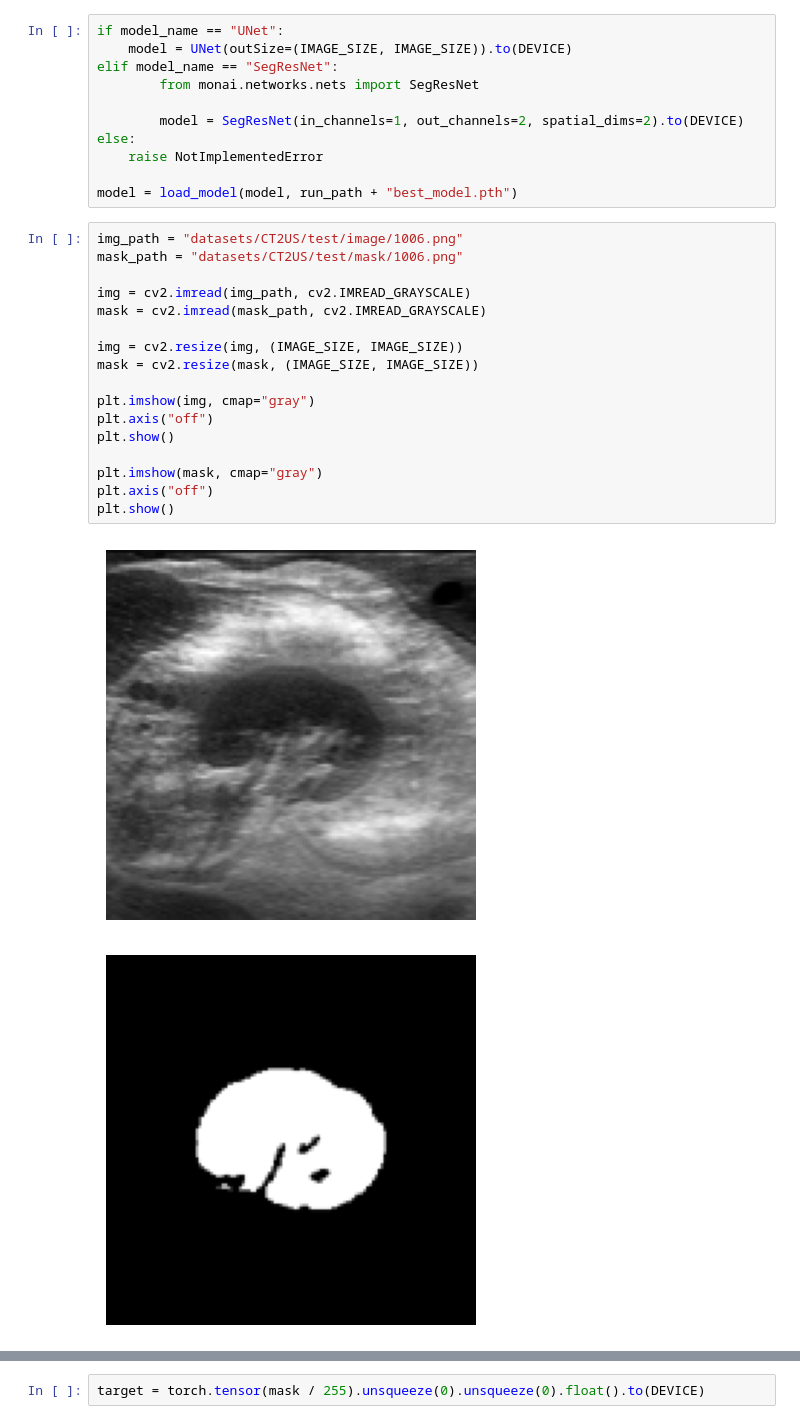
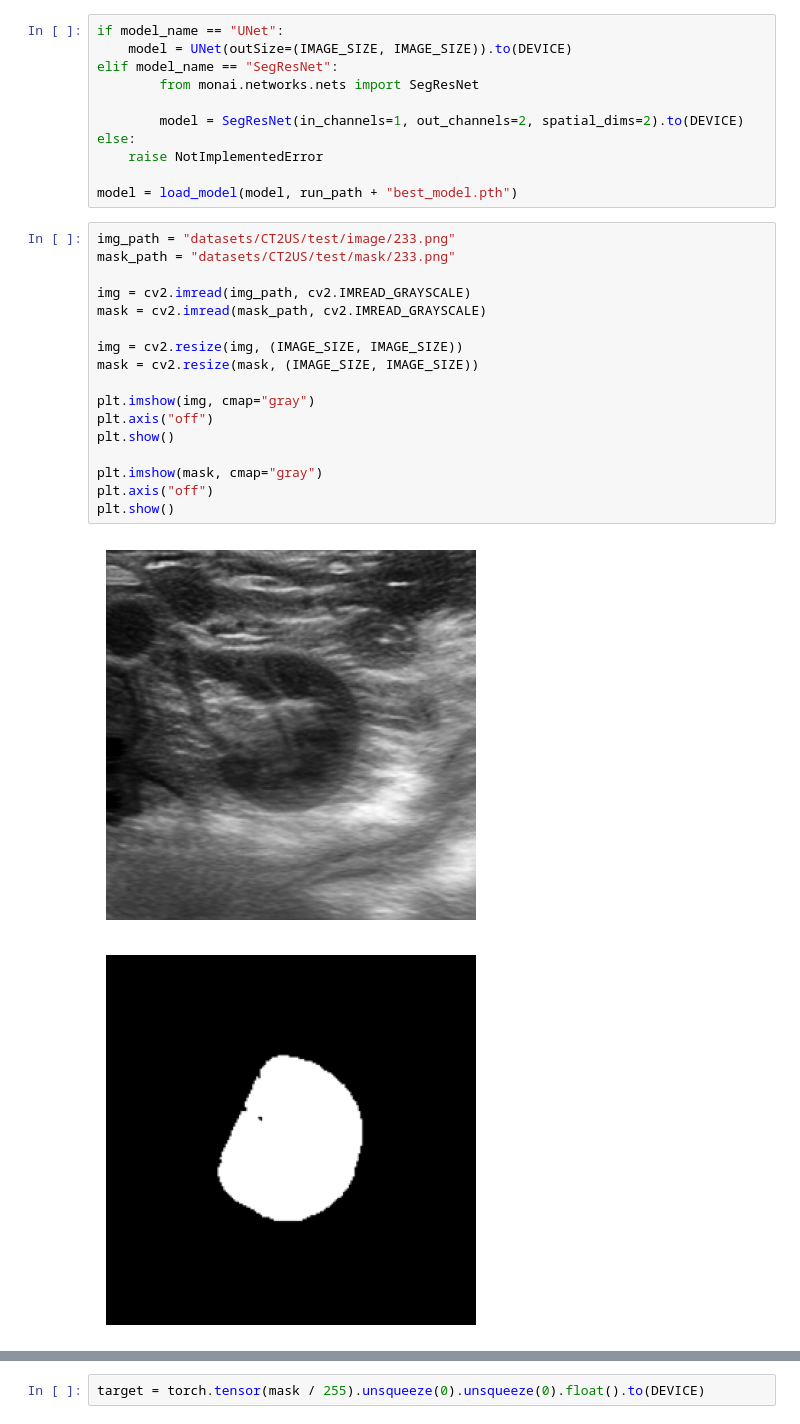
Before and after one commit to rihat99/ultrasonic_mobile_segmentation, a Jupyter notebook: test.ipynb, the cells around one changed output, grey strips where cells are left out. Cells and saved outputs as stored; diff of their text form.

Commit message:
test run

```diff
--- a/test.ipynb
+++ b/test.ipynb
@@ -31,25 +31,25 @@ else:
 
 model = load_model(model, run_path + "best_model.pth")
 # %%
-img_path = "datasets/CT2US/test/image/1006.png"
-mask_path = "datasets/CT2US/test/mask/1006.png"
+img_path = "datasets/CT2US/test/image/233.png"
+mask_path = "datasets/CT2US/test/mask/233.png"
 
 img = cv2.imread(img_path, cv2.IMREAD_GRAYSCALE)
 mask = cv2.imread(mask_path, cv2.IMREAD_GRAYSCALE)
 
 img = cv2.resize(img, (IMAGE_SIZE, IMAGE_SIZE))
 mask = cv2.resize(mask, (IMAGE_SIZE, IMAGE_SIZE))
 
 plt.imshow(img, cmap="gray")
 plt.axis("off")
 plt.show()
 
 plt.imshow(mask, cmap="gray")
 plt.axis("off")
 plt.show()
 # %% [output]
-[figure, old version]
+[figure, new version]
-[figure, old version]
+[figure, new version]
 # %%
 with torch.no_grad():
     model.eval()
```
Also changed, not shown: parts of 6 cells of this notebook, 1 other file.
